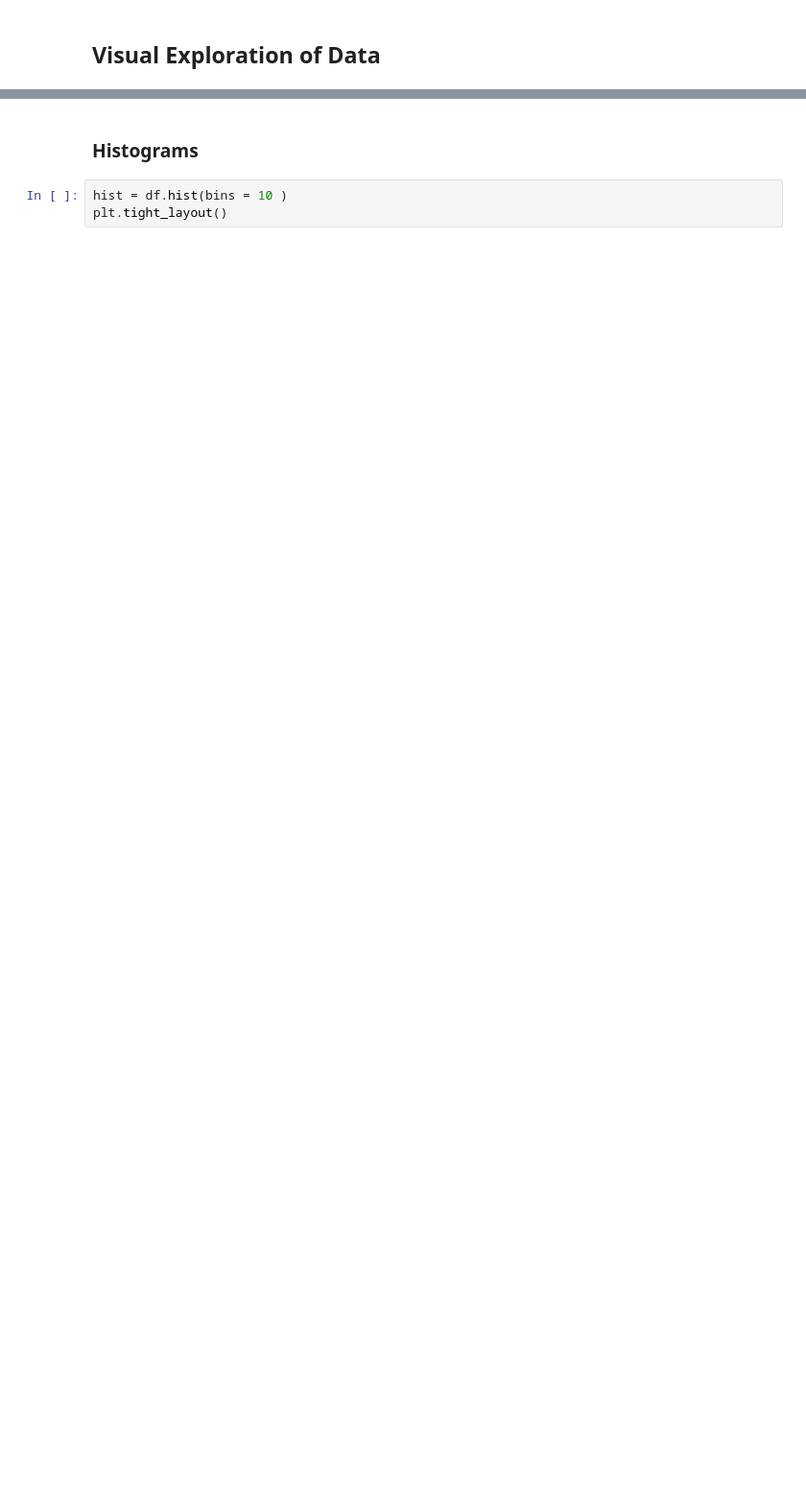
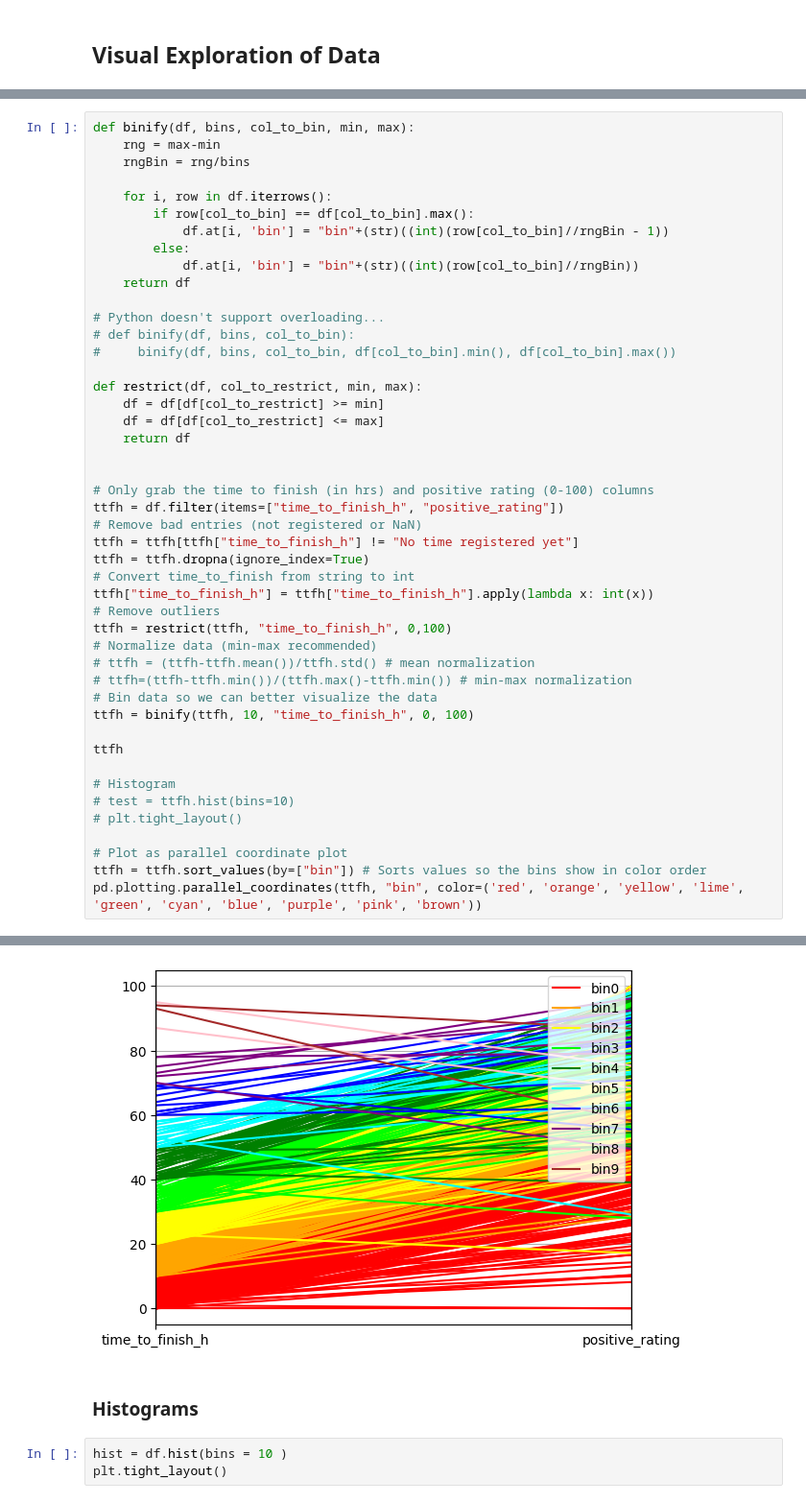
Before and after one commit to Sharpy796/CMPS4510_SteamGameAnalyzer, a Jupyter notebook: project_cluster_cmps451.ipynb, the cells around one changed output, grey strips where cells are left out. Shown: that part at 96% size. Cells and saved outputs as stored; diff of their text form; blank space fills up the shorter version.

Commit message:
testing with parallel coordinates

```diff
--- a/project_cluster_cmps451.ipynb
+++ b/project_cluster_cmps451.ipynb
@@ -29,0 +48,47 @@ Path to dataset files: C:\Users\chris\.cache\kagglehub\datasets\marcosparrasmolt
+# %%
+def binify(df, bins, col_to_bin, min, max):
+    rng = max-min
+    rngBin = rng/bins
+
+    for i, row in df.iterrows():
+        if row[col_to_bin] == df[col_to_bin].max():
+            df.at[i, 'bin'] = "bin"+(str)((int)(row[col_to_bin]//rngBin - 1))
+        else:
+            df.at[i, 'bin'] = "bin"+(str)((int)(row[col_to_bin]//rngBin))
+    return df
+
+# Python doesn't support overloading...
+# def binify(df, bins, col_to_bin):
+#     binify(df, bins, col_to_bin, df[col_to_bin].min(), df[col_to_bin].max())
+
+def restrict(df, col_to_restrict, min, max):
+    df = df[df[col_to_restrict] >= min]
+    df = df[df[col_to_restrict] <= max]
+    return df
+
+
+# Only grab the time to finish (in hrs) and positive rating (0-100) columns
+ttfh = df.filter(items=["time_to_finish_h", "positive_rating"])
+# Remove bad entries (not registered or NaN)
+ttfh = ttfh[ttfh["time_to_finish_h"] != "No time registered yet"]
+ttfh = ttfh.dropna(ignore_index=True)
+# Convert time_to_finish from string to int
+ttfh["time_to_finish_h"] = ttfh["time_to_finish_h"].apply(lambda x: int(x))
+# Remove outliers
+ttfh = restrict(ttfh, "time_to_finish_h", 0,100)
+# Normalize data (min-max recommended)
+# ttfh = (ttfh-ttfh.mean())/ttfh.std() # mean normalization
+# ttfh=(ttfh-ttfh.min())/(ttfh.max()-ttfh.min()) # min-max normalization
+# Bin data so we can better visualize the data
+ttfh = binify(ttfh, 10, "time_to_finish_h", 0, 100)
+
+ttfh
+
+# Histogram
+# test = ttfh.hist(bins=10)
+# plt.tight_layout()
+
+# Plot as parallel coordinate plot
+ttfh = ttfh.sort_values(by=["bin"]) # Sorts values so the bins show in color order
+pd.plotting.parallel_coordinates(ttfh, "bin", color=('red', 'orange', 'yellow', 'lime', 'green', 'cyan', 'blue', 'purple', 'pink', 'brown'))
+# %% [output]
@@ -30,3 +96,4 @@ Path to dataset files: C:\Users\chris\.cache\kagglehub\datasets\marcosparrasmolt
+[figure, added]
 # %% [markdown]
 ### Histograms
 # %%
```
Also changed, not shown: parts of 3 cells of this notebook.
